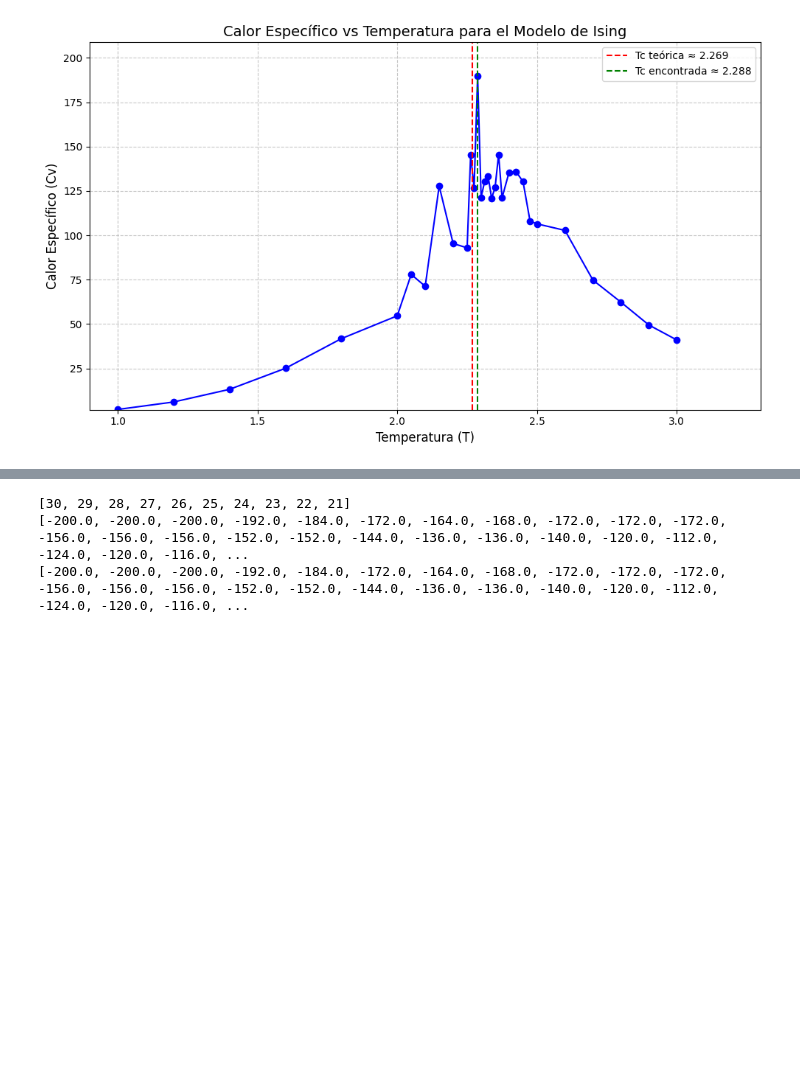
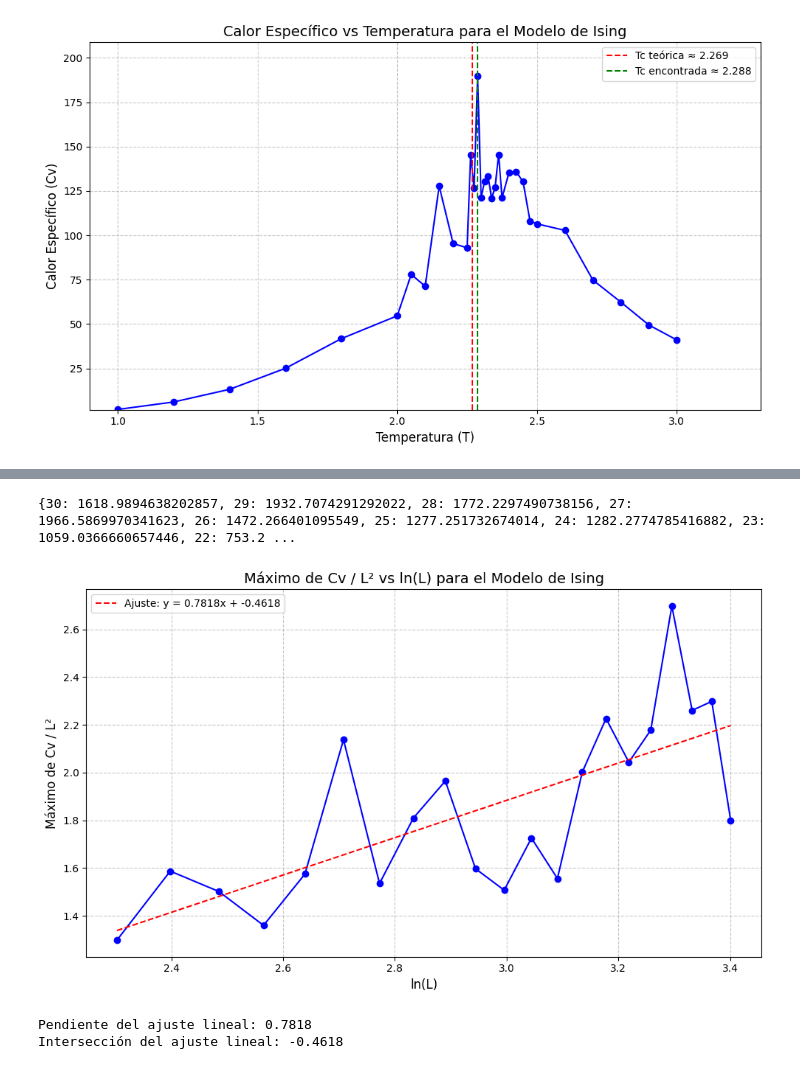
Before and after one commit to BrianDL/fisica_computacional, a Jupyter notebook: 3 - Modelo de Ising/ising.ipynb, the cells around one changed output, grey strips where cells are left out. Saved outputs shown, nothing was run; the diff lists cells and outputs as text; code cells hidden in the pictures; blank space fills up the shorter version.

```diff
--- a/3 - Modelo de Ising/ising.ipynb
+++ b/3 - Modelo de Ising/ising.ipynb
@@ -383,16 +380,49 @@ Las 11 simulaciones tomaron 21.656638145446777 s.
-# %%
-
-L_a_cvs = { L: [ calor_especifico(R[0],1/T,T) for T, R in TtR.items() ]  \
-           for L, TtR in L_a_result.items()
-          }
-
-# print(L_a_cvs[30])
-# print(L_a_cvs[29])
-# print(L_a_cvs[28])
-print(list(L_a_result.keys()))
-print(L_a_result[30][2.269 - (-50)*0.01][0])
-print(L_a_result[29][2.269 - (-50)*0.01][0])
-# %% [output]
-[30, 29, 28, 27, 26, 25, 24, 23, 22, 21]
-[-200.0, -200.0, -200.0, -192.0, -184.0, -172.0, -164.0, -168.0, -172.0, -172.0, -172.0, -156.0, -156.0, -156.0, -152.0, -152.0, -144.0, -136.0, -136.0, -140.0, -120.0, -112.0, -124.0, -120.0, -116.0, ...
-[-200.0, -200.0, -200.0, -192.0, -184.0, -172.0, -164.0, -168.0, -172.0, -172.0, -172.0, -156.0, -156.0, -156.0, -152.0, -152.0, -144.0, -136.0, -136.0, -140.0, -120.0, -112.0, -124.0, -120.0, -116.0, ...
+# %%
+
+cv_sobre_l2 = lambda Es,T,L: calor_especifico(Es,1/T,T) / (L**2)
+
+l_a_cvs = { L: [ cv_sobre_l2(R[0],T,L) for T, R in TtR.items() ]  \
+            for L, TtR in L_a_result.items()
+          }
+l_a_max_cv = { L:max(cvs) for L, cvs in l_a_cvs.items() }
+
+print(L_a_max_cv)
+
+def graficar_Cv_max_vs_log_L(L_a_Cv_max):
+    """
+    Grafica el máximo del calor específico (Cv) sobre L^2 vs el logaritmo natural de L.
+
+    :param L_a_Cv_max: Diccionario con L como claves y el máximo de Cv/L^2 como valores
+    """
+    # Ordenar el diccionario por L para asegurar que la gráfica esté en orden
+    datos_ordenados = sorted(L_a_Cv_max.items())
+    L_valores, Cv_max_valores = zip(*datos_ordenados)
+
+    # Calcular el logaritmo natural de L
+    log_L = np.log(L_valores)
+
+    plt.figure(figsize=(10, 6))
+    plt.plot(log_L, Cv_max_valores, 'bo-')
+    plt.xlabel('ln(L)', fontsize=12)
+    plt.ylabel('Máximo de Cv / L²', fontsize=12)
+    plt.title('Máximo de Cv / L² vs ln(L) para el Modelo de Ising', fontsize=14)
+    plt.grid(True, linestyle='--', alpha=0.7)
+
+    # Ajuste lineal
+    coef = np.polyfit(log_L, Cv_max_valores, 1)
+    poly1d_fn = np.poly1d(coef)
+    plt.plot(log_L, poly1d_fn(log_L), 'r--', label=f'Ajuste: y = {coef[0]:.4f}x + {coef[1]:.4f}')
+
+    plt.legend()
+    plt.tight_layout()
+    plt.show()
+
+    print(f"Pendiente del ajuste lineal: {coef[0]:.4f}")
+    print(f"Intersección del ajuste lineal: {coef[1]:.4f}")
+
+graficar_Cv_max_vs_log_L(l_a_max_cv)
+# %% [output]
+{30: 1618.9894638202857, 29: 1932.7074291292022, 28: 1772.2297490738156, 27: 1966.5869970341623, 26: 1472.266401095549, 25: 1277.251732674014, 24: 1282.2774785416882, 23: 1059.0366660657446, 22: 753.2 ...
+[figure, added]
+Pendiente del ajuste lineal: 0.7818
+Intersección del ajuste lineal: -0.4618
```
Also changed, not shown: parts of 1 cell of this notebook.
